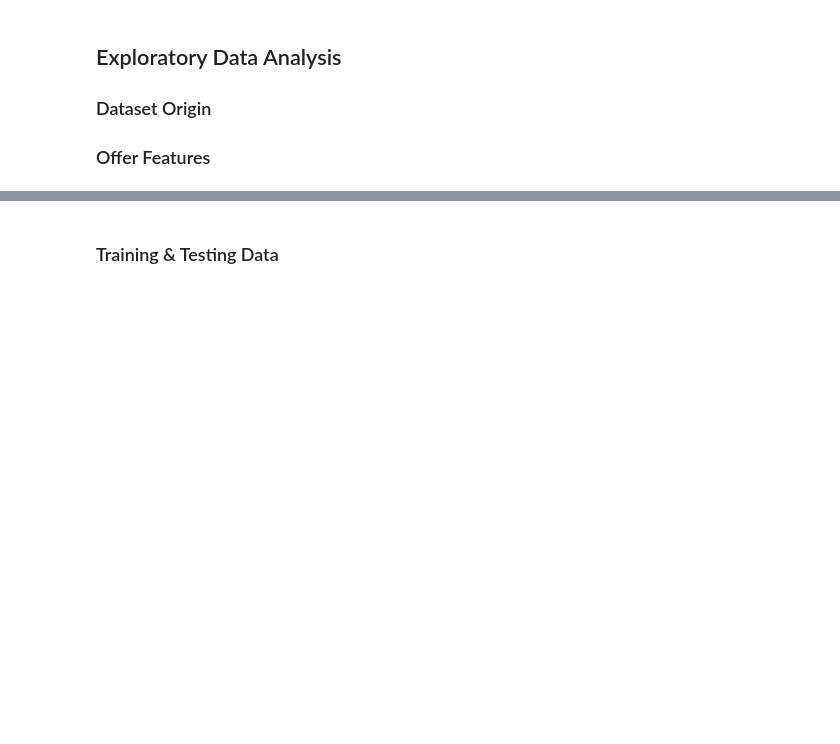
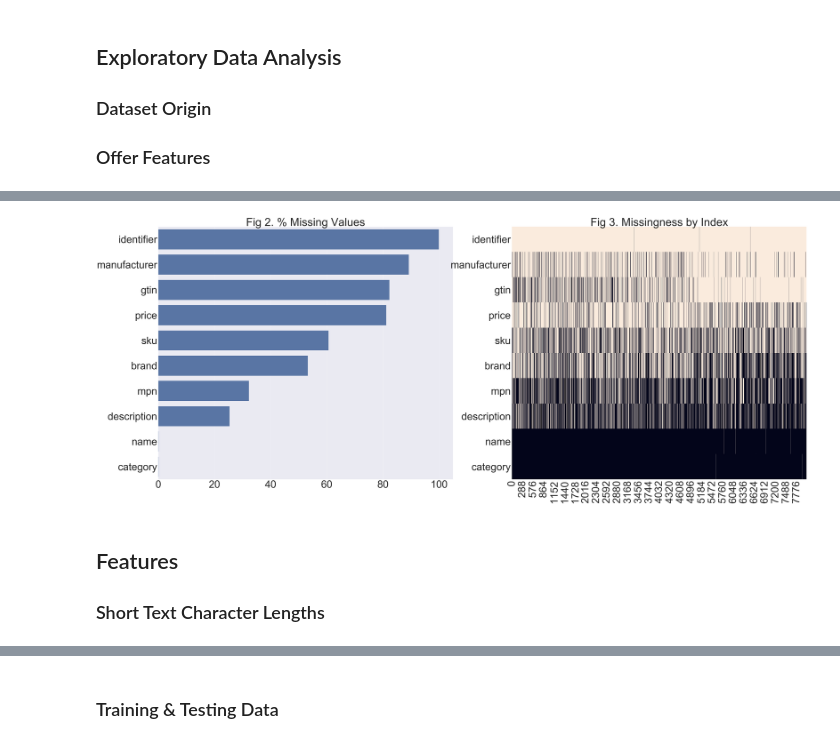
Before and after one commit to kylegilde/Entity-Matching-in-Online-Retail, a Jupyter notebook: Create Plots.ipynb, the cells around one changed output, grey strips where cells are left out. Drawn from its saved outputs; the diff is of its cells as text; code cells hidden in the pictures; blank space fills up the shorter version.

```diff
--- a/Create Plots.ipynb
+++ b/Create Plots.ipynb
@@ -102,0 +95,23 @@ fig.savefig("plots/feature_sparsity.png", bbox_inches = "tight")
+# %%
+sns.set(font_scale=8)
+
+fig, axes = plt.subplots(nrows=1, ncols=2, figsize=(100, 40))
+
+sns.barplot(x=null_percentages.values,
+            y=null_percentages.index,
+            color="b",
+            ax=axes[0])\
+            .set_title('Fig 2. % Missing Values')
+
+sns.heatmap(nulls_by_index,
+            cbar=False,
+            ax=axes[1])\
+            .set_title('Fig 3. Missingness by Index')
+
+fig.savefig("fig-02-03-feature-sparsity.png", bbox_inches = "tight")
+# %% [output]
+[figure, added]
+# %% [markdown]
+## Features
+
+### Short Text Character Lengths
```
Also changed, not shown: parts of 20 cells of this notebook, 2 other files.
